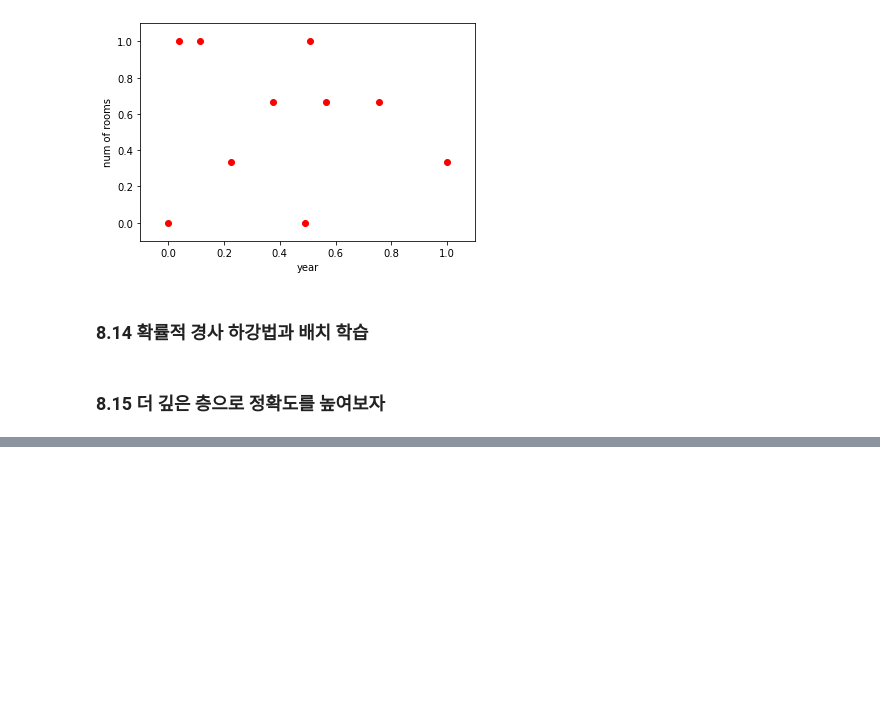
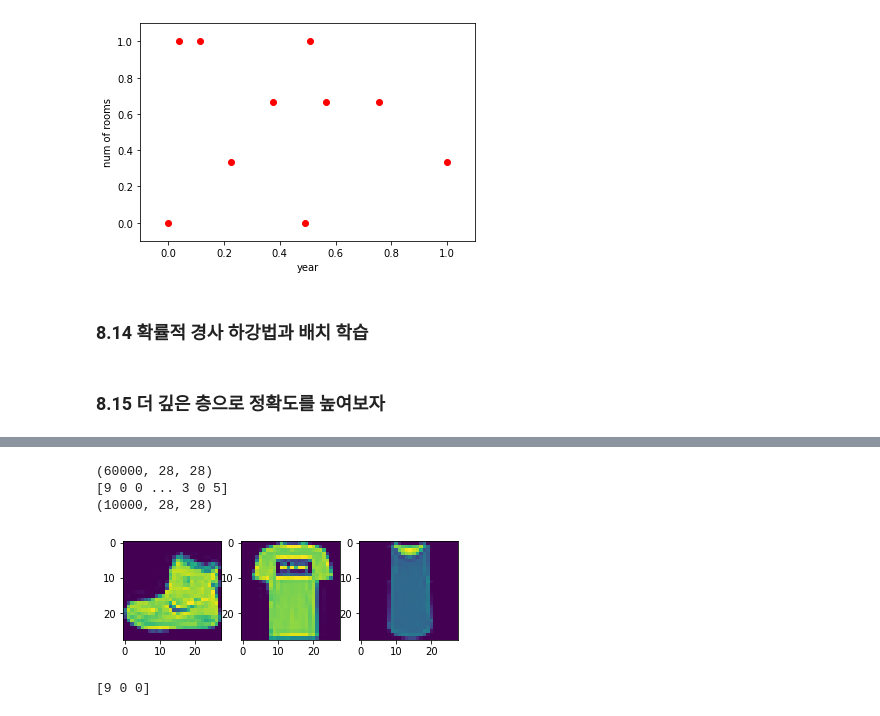
Before and after one commit to soeunida/chapter_eight, a Jupyter notebook: ch08.ipynb, the cells around one changed output, grey strips where cells are left out. Drawn from its saved outputs; the diff is of its cells as text; code cells hidden in the pictures; blank space fills up the shorter version.

```diff
--- a/ch08.ipynb
+++ b/ch08.ipynb
@@ -309,0 +551,5 @@ Text(0, 0.5, 'num of rooms')
+# %%
+# 2. 케라스 API가 제공하는 패션 MNIST를 읽어온다.
+# 패션 MNIST 데이터는 keras의 데이터셋에 있으며, 이를 학습용, 테스트 데이터로 구분하자
+fashion_mnist = keras.datasets.fashion_mnist
+(train_images, train_labels), (test_images, test_labels) = fashion_mnist.load_data()
@@ -309,0 +568,26 @@ Text(0, 0.5, 'num of rooms')
+# %%
+# 3. 데이터읽기가 끝나면 훈련데이터와 정답 레이블, 테스트 데이터의 모양을 살펴보자.
+print(train_images.shape)  # 학습 이미지의 형태와 레이블을 출력한다
+print(train_labels)
+print(test_images.shape)
+# %% [output]
+(60000, 28, 28)
+[9 0 0 ... 3 0 5]
+(10000, 28, 28)
+# %%
+# 4. 어떤 이미지들인지 확인하기 위해 맷플롯립을 이용하여 처음 3개의 훈련데이터를 그려본다.
+fig = plt.figure()
+ax1 = fig.add_subplot(1, 3, 1)
+ax2 = fig.add_subplot(1, 3, 2)
+ax3 = fig.add_subplot(1, 3, 3)
+
+ax1.imshow(train_images[0])       # 첫 번째 훈련용 데이터
+ax2.imshow(train_images[1])       # 두 번째 훈련용 데이터
+ax3.imshow(train_images[2])       # 세 번째 훈련용 데이터
+plt.show()
+# %% [output]
+[figure, added]
+# %%
+print(train_labels[:3])
+# %% [output]
+[9 0 0]
```
Also changed, not shown: parts of 31 cells of this notebook.
